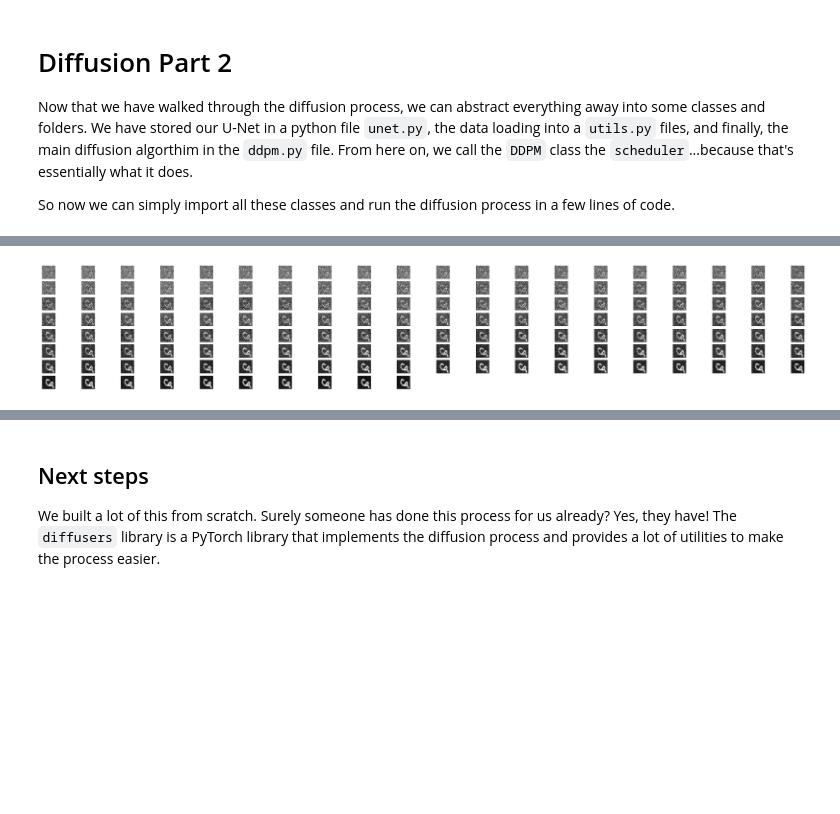
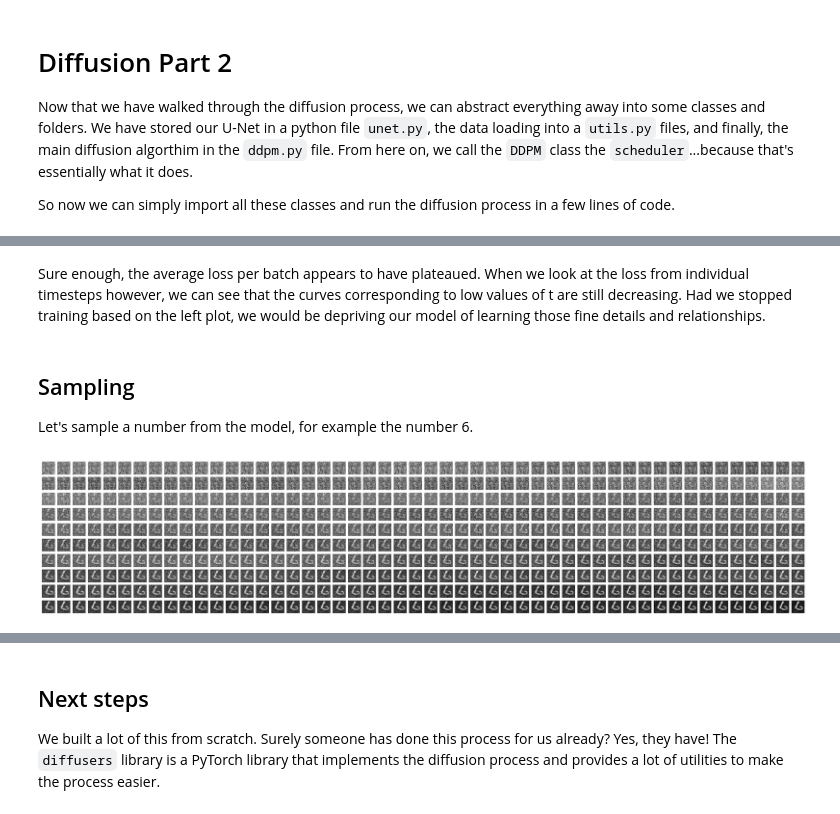
Before and after one commit to acceleratescience/diffusion-models, a Jupyter notebook: docs/DDPM/5_diffusion_part2.ipynb, the cells around one changed output, grey strips where cells are left out. Cells and saved outputs as stored; diff of their text form; code cells hidden in the pictures; blank space fills up the shorter version.

Commit message:
Added details on diffusion loss

```diff
--- a/docs/DDPM/5_diffusion_part2.ipynb
+++ b/docs/DDPM/5_diffusion_part2.ipynb
@@ -33,7 +35,7 @@ optimizer = optim.AdamW(unet.parameters(), lr=0.001)
 scheduler = DDPM(
     model = unet,
     optimizer = optimizer,
-    T = 150,
+    T = 500,
     start = 0.0001,
     end = 0.02,
 )
@@ -42,2 +45,2 @@ scheduler = DDPM(
 # %%
-losses = scheduler.train(train_loader, epochs=20)
+losses, t_values = scheduler.train(train_loader, epochs=20)
@@ -51,16 +124,21 @@ plt.show()
+# %% [markdown]
+Sure enough, the average loss per batch appears to have plateaued. When we look at the loss from individual timesteps however, we can see that the curves corresponding to low values of t are still decreasing. Had we stopped training based on the left plot, we would be depriving our model of learning those fine details and relationships.
+# %% [markdown]
+## Sampling
+Let's sample a number from the model, for example the number 6.
 # %%
-x_ts = scheduler.sample(9, 10)
+x_ts = scheduler.sample(6, 10)
 x_ts = np.array(x_ts)
 # %%
 plt.figure(figsize=(25,5))
 
 single = x_ts[:, 0, :, :]
 
 for t in range(scheduler.T):
     img = single[t].squeeze()
-    ax = plt.subplot(10, 20, t + 1)
+    ax = plt.subplot(10, 50, t + 1)
     ax.axis("off")
     plt.imshow(img, cmap="gray")
 # %% [output]
-[figure, old version]
+[figure, new version]
 # %%
```
Also changed, not shown: parts of 16 cells of this notebook, 2 other files.
